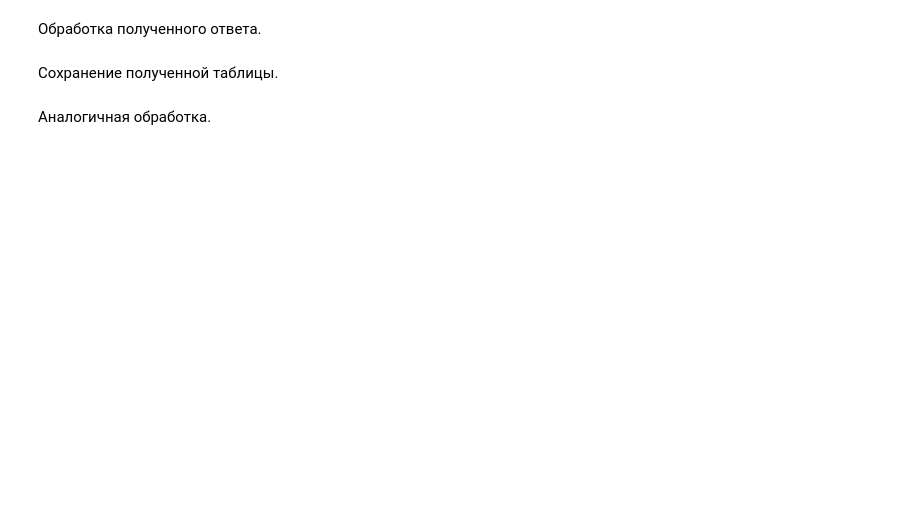
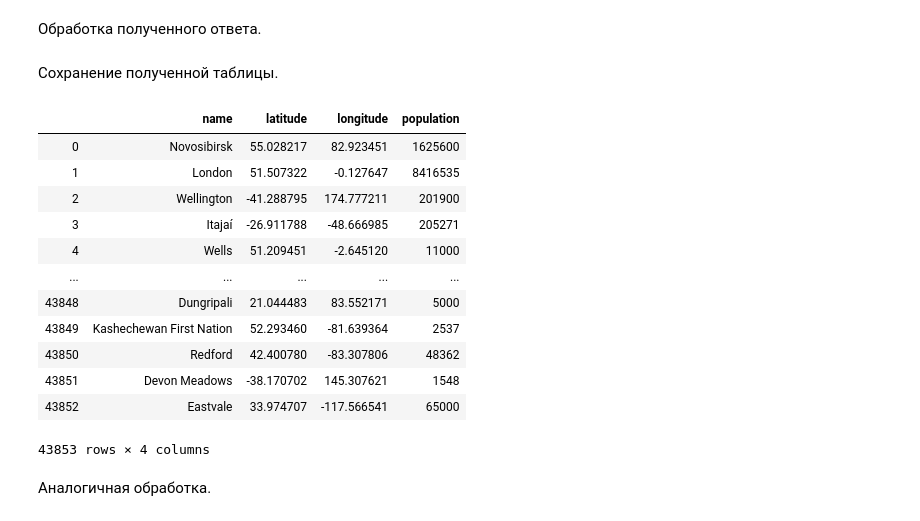
Before and after one commit to Rhenzr/all-cities-and-population, a Jupyter notebook: city_pairs.ipynb, the cells around one changed output. Drawn from its saved outputs; the diff is of its cells as text; code cells hidden in the pictures; blank space fills up the shorter version.

Commit message:
more data in OSM

```diff
--- a/city_pairs.ipynb
+++ b/city_pairs.ipynb
@@ -222,6 +210,22 @@ else:
     data_OSM.to_csv('data_OSM.csv')
 # %%
 data_OSM = pd.read_csv('data_OSM.csv', index_col=0)
+# %%
+data_OSM
+# %% [output]
+|  | name | latitude | longitude | population |
+| 0 | Novosibirsk | 55.028217 | 82.923451 | 1625600 |
+| 1 | London | 51.507322 | -0.127647 | 8416535 |
+| 2 | Wellington | -41.288795 | 174.777211 | 201900 |
+| 3 | Itajaí | -26.911788 | -48.666985 | 205271 |
+| 4 | Wells | 51.209451 | -2.645120 | 11000 |
+| ... | ... | ... | ... | ... |
+| 43848 | Dungripali | 21.044483 | 83.552171 | 5000 |
+| 43849 | Kashechewan First Nation | 52.293460 | -81.639364 | 2537 |
+| 43850 | Redford | 42.400780 | -83.307806 | 48362 |
+| 43851 | Devon Meadows | -38.170702 | 145.307621 | 1548 |
+| 43852 | Eastvale | 33.974707 | -117.566541 | 65000 |
+43853 rows × 4 columns
 # %% [markdown]
 Аналогичная обработка.
 # %%
```
Also changed, not shown: parts of 9 cells of this notebook, 2 other files.
